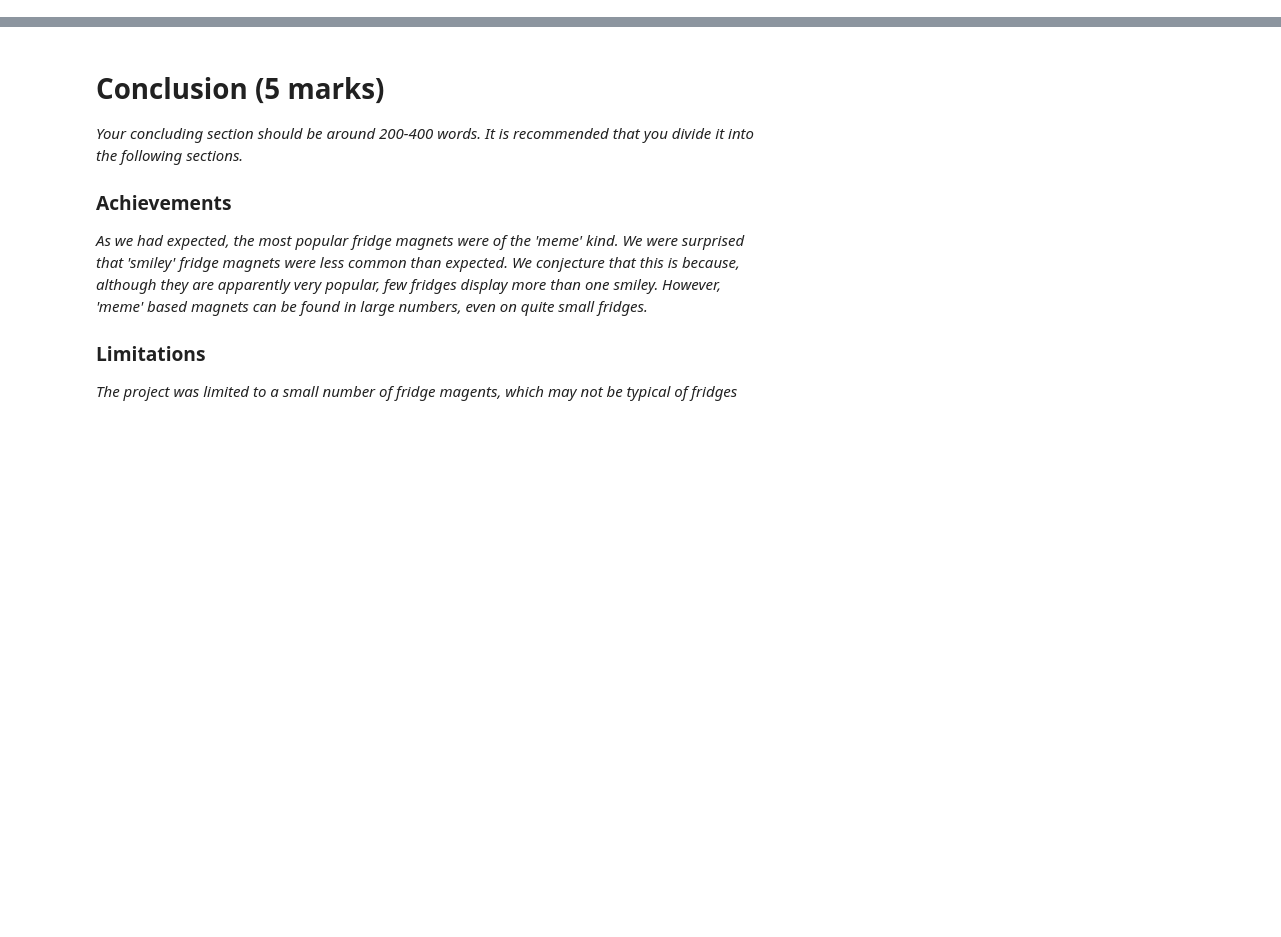
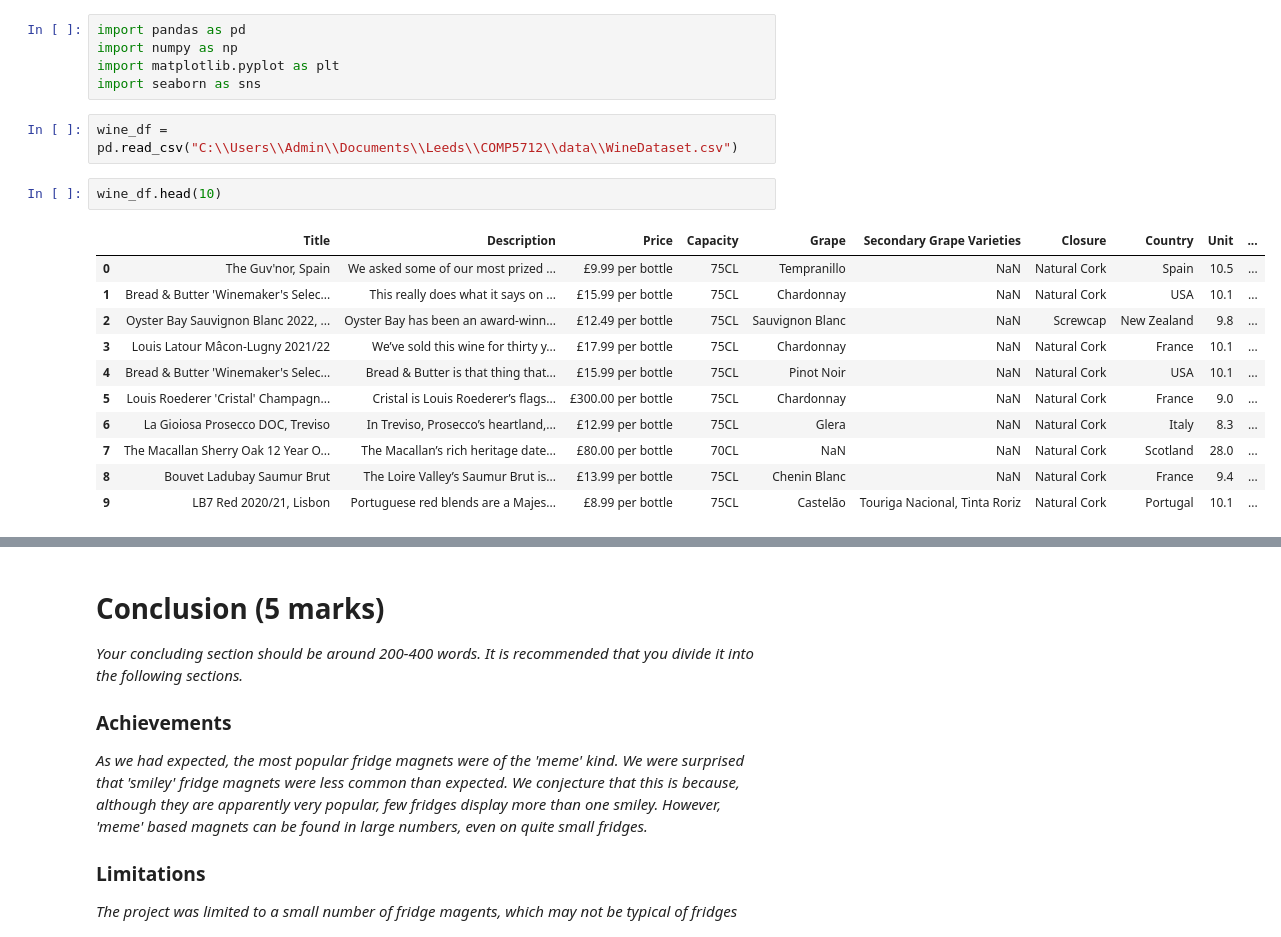
Before and after one commit to lwq1023999/COMP5712-group_coursework, a Jupyter notebook: notebook/Group project.ipynb, the cells around one changed output, grey strips where cells are left out. Cells and saved outputs as stored; diff of their text form; blank space fills up the shorter version.

```diff
--- a/notebook/Group project.ipynb
+++ b/notebook/Group project.ipynb
@@ -315,0 +83,21 @@ fridge_sorted_bar(color='red')
+# %%
+import pandas as pd
+import numpy as np
+import matplotlib.pyplot as plt
+import seaborn as sns
+# %%
+wine_df = pd.read_csv("C:\\Users\\Admin\\Documents\\Leeds\\COMP5712\\data\\WineDataset.csv")
+# %%
+wine_df.head(10)
+# %% [output]
+|  | Title | Description | Price | Capacity | Grape | Secondary Grape Varieties | Closure | Country | Unit | ... |
+| 0 | The Guv'nor, Spain | We asked some of our most prized ... | £9.99 per bottle | 75CL | Tempranillo | NaN | Natural Cork | Spain | 10.5 | ... |
+| 1 | Bread & Butter 'Winemaker's Selec... | This really does what it says on ... | £15.99 per bottle | 75CL | Chardonnay | NaN | Natural Cork | USA | 10.1 | ... |
+| 2 | Oyster Bay Sauvignon Blanc 2022, ... | Oyster Bay has been an award-winn... | £12.49 per bottle | 75CL | Sauvignon Blanc | NaN | Screwcap | New Zealand | 9.8 | ... |
+| 3 | Louis Latour Mâcon-Lugny 2021/22 | We’ve sold this wine for thirty y... | £17.99 per bottle | 75CL | Chardonnay | NaN | Natural Cork | France | 10.1 | ... |
+| 4 | Bread & Butter 'Winemaker's Selec... | Bread & Butter is that thing that... | £15.99 per bottle | 75CL | Pinot Noir | NaN | Natural Cork | USA | 10.1 | ... |
+| 5 | Louis Roederer 'Cristal' Champagn... | Cristal is Louis Roederer’s flags... | £300.00 per bottle | 75CL | Chardonnay | NaN | Natural Cork | France | 9.0 | ... |
+| 6 | La Gioiosa Prosecco DOC, Treviso | In Treviso, Prosecco’s heartland,... | £12.99 per bottle | 75CL | Glera | NaN | Natural Cork | Italy | 8.3 | ... |
+| 7 | The Macallan Sherry Oak 12 Year O... | The Macallan’s rich heritage date... | £80.00 per bottle | 70CL | NaN | NaN | Natural Cork | Scotland | 28.0 | ... |
+| 8 | Bouvet Ladubay Saumur Brut | The Loire Valley’s Saumur Brut is... | £13.99 per bottle | 75CL | Chenin Blanc | NaN | Natural Cork | France | 9.4 | ... |
+| 9 | LB7 Red 2020/21, Lisbon | Portuguese red blends are a Majes... | £8.99 per bottle | 75CL | Castelão | Touriga Nacional, Tinta Roriz | Natural Cork | Portugal | 10.1 | ... |
```
Also changed, not shown: parts of 49 cells of this notebook.
